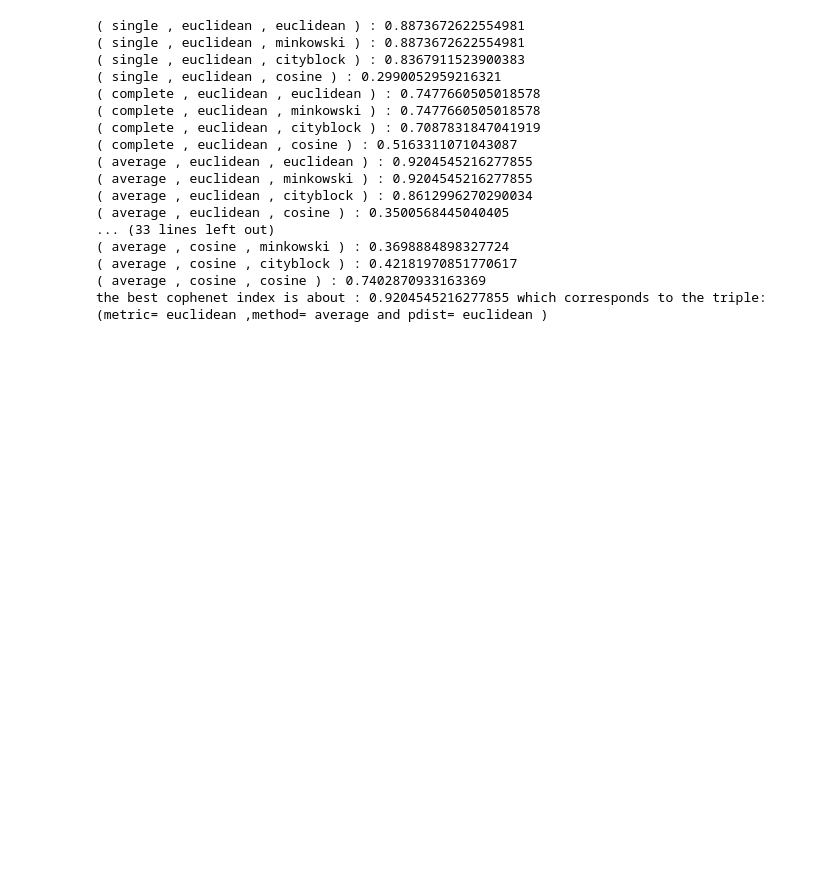
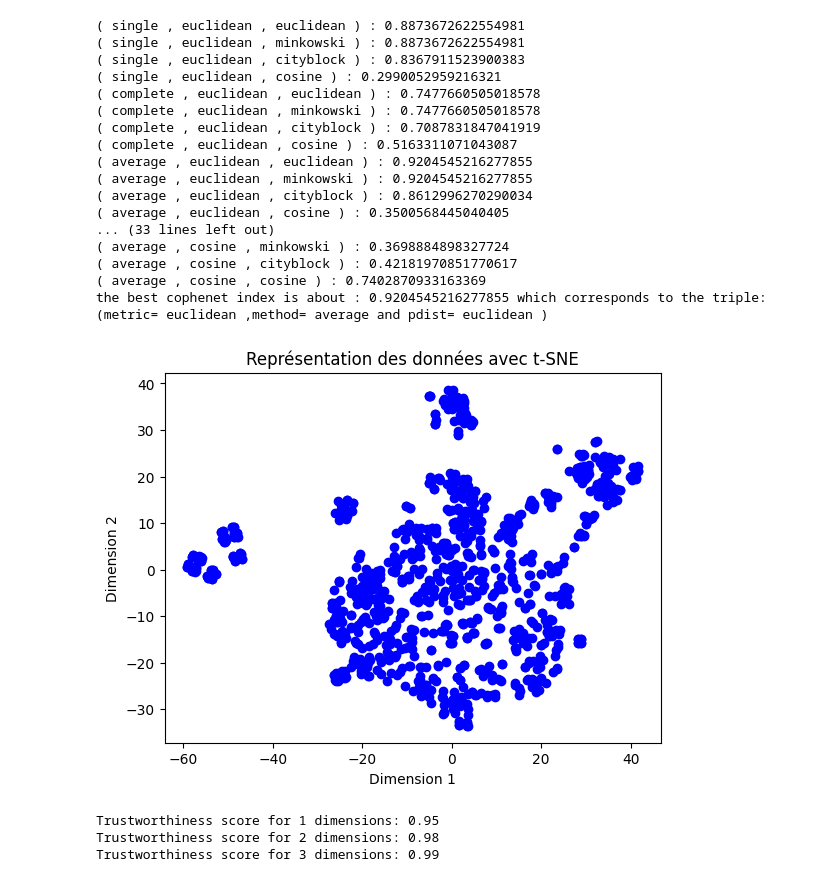
Before and after one commit to elouanzer/challenge1, a Jupyter notebook: champions league.ipynb, the cells around one changed output. Drawn from its saved outputs; the diff is of its cells as text; code cells hidden in the pictures; blank space fills up the shorter version.

```diff
--- a/champions league.ipynb
+++ b/champions league.ipynb
@@ -310,3 +310,43 @@ print('the best cophenet index is about :',max_val,'which corresponds to the tri
 ( average , cosine , cityblock ) : 0.42181970851770617
 ( average , cosine , cosine ) : 0.7402870933163369
 the best cophenet index is about : 0.9204545216277855 which corresponds to the triple: (metric= euclidean ,method= average and pdist= euclidean )
+# %%
+import numpy as np
+from sklearn.manifold import TSNE
+import matplotlib.pyplot as plt
+
+tsne= TSNE(n_components=2, learning_rate='auto',
+                  init='random')
+X_tsne=tsne.fit_transform(X_scaled)
+
+#print(X_scaled.shape,X_tsne.shape)
+
+plt.scatter(X_tsne[:, 0], X_tsne[:, 1], c='blue', marker='o')
+
+# Ajout des titres et des labels
+plt.title('Représentation des données avec t-SNE')
+plt.xlabel('Dimension 1')
+plt.ylabel('Dimension 2')
+
+# Affichage du graphique
+plt.show()
+# %% [output]
+[figure, added]
+# %%
+from sklearn.manifold import trustworthiness
+
+# Boucle sur différentes valeurs pour le nombre de dimensions (de 1 à 9)
+for i in range(1, 4):
+    # Application de t-SNE avec 'i' dimensions
+    tsnex = TSNE(n_components=i, learning_rate='auto', init='random')
+    X_tsnex = tsnex.fit_transform(X_scaled)
+
+    # Calcul du score de trustworthiness avec 5 voisins
+    trust = trustworthiness(X_scaled, X_tsnex, n_neighbors=5)
+
+    # Affichage du score pour chaque nombre de dimensions
+    print(f"Trustworthiness score for {i} dimensions: {trust:.2f}")
+# %% [output]
+Trustworthiness score for 1 dimensions: 0.95
+Trustworthiness score for 2 dimensions: 0.98
+Trustworthiness score for 3 dimensions: 0.99
```
Also changed, not shown: parts of 4 cells of this notebook.
